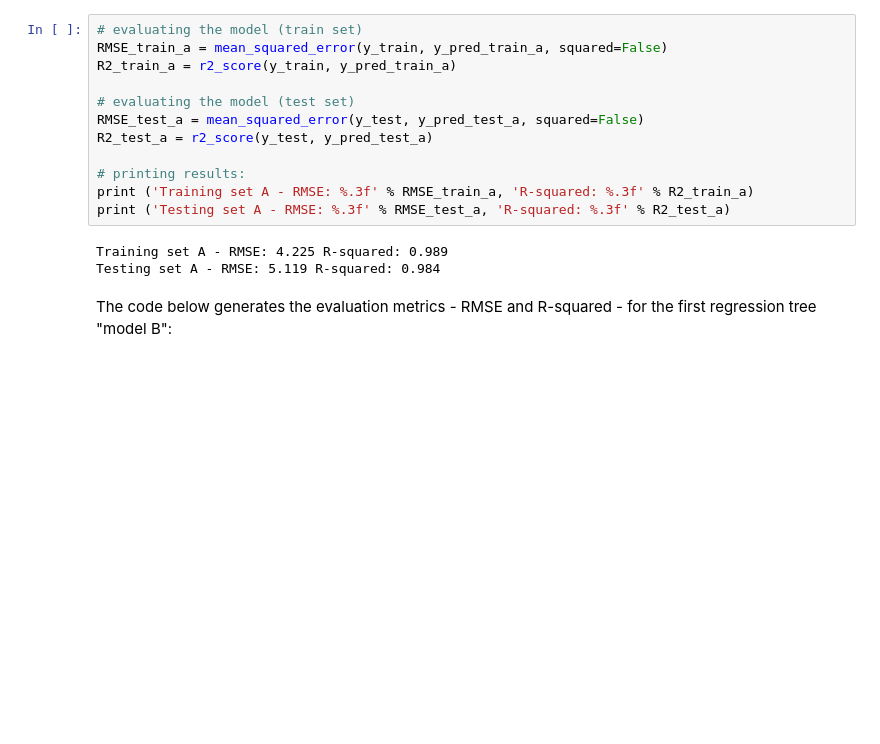
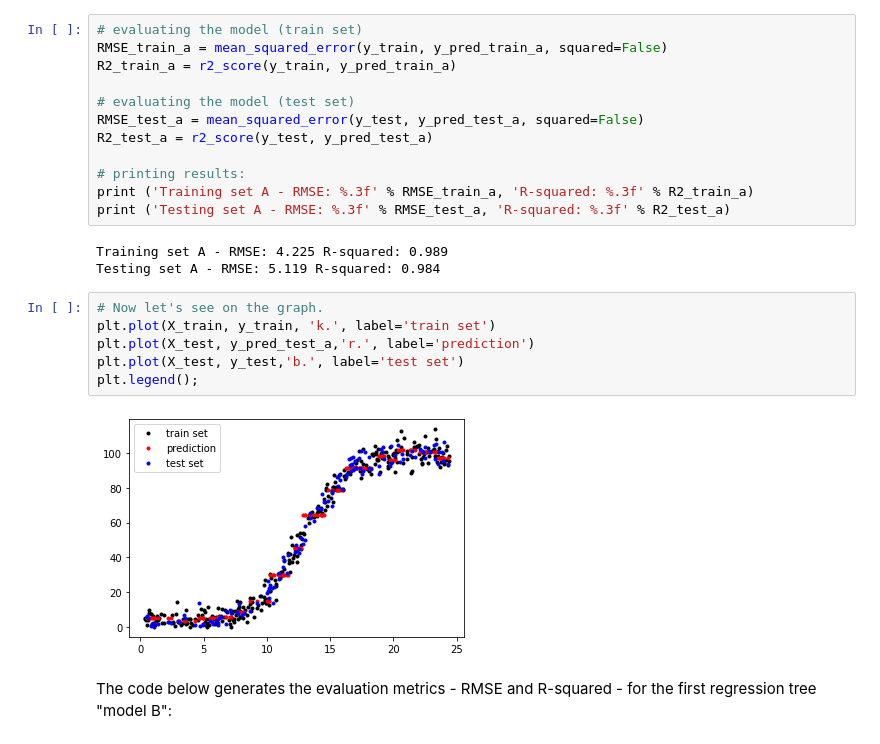
Before and after one commit to JuliaMal/Machine_learning_project, a Jupyter notebook: Project.ipynb, the cells around one changed output. Saved outputs shown, nothing was run; the diff lists cells and outputs as text; blank space fills up the shorter version.

```diff
--- a/Project.ipynb
+++ b/Project.ipynb
@@ -164,6 +181,14 @@ print ('Testing set A - RMSE: %.3f' % RMSE_test_a, 'R-squared: %.3f' % R2_test_a
 # %% [output]
 Training set A - RMSE: 4.225 R-squared: 0.989
 Testing set A - RMSE: 5.119 R-squared: 0.984
+# %%
+# Now let's see on the graph.
+plt.plot(X_train, y_train, 'k.', label='train set')
+plt.plot(X_test, y_pred_test_a,'r.', label='prediction')
+plt.plot(X_test, y_test,'b.', label='test set')
+plt.legend();
+# %% [output]
+[figure, added]
 # %% [markdown]
 The code below generates the evaluation metrics - RMSE and R-squared - for the first regression tree "model B":
 # %%
```
Also changed, not shown: parts of 18 cells of this notebook, 1 other file.
